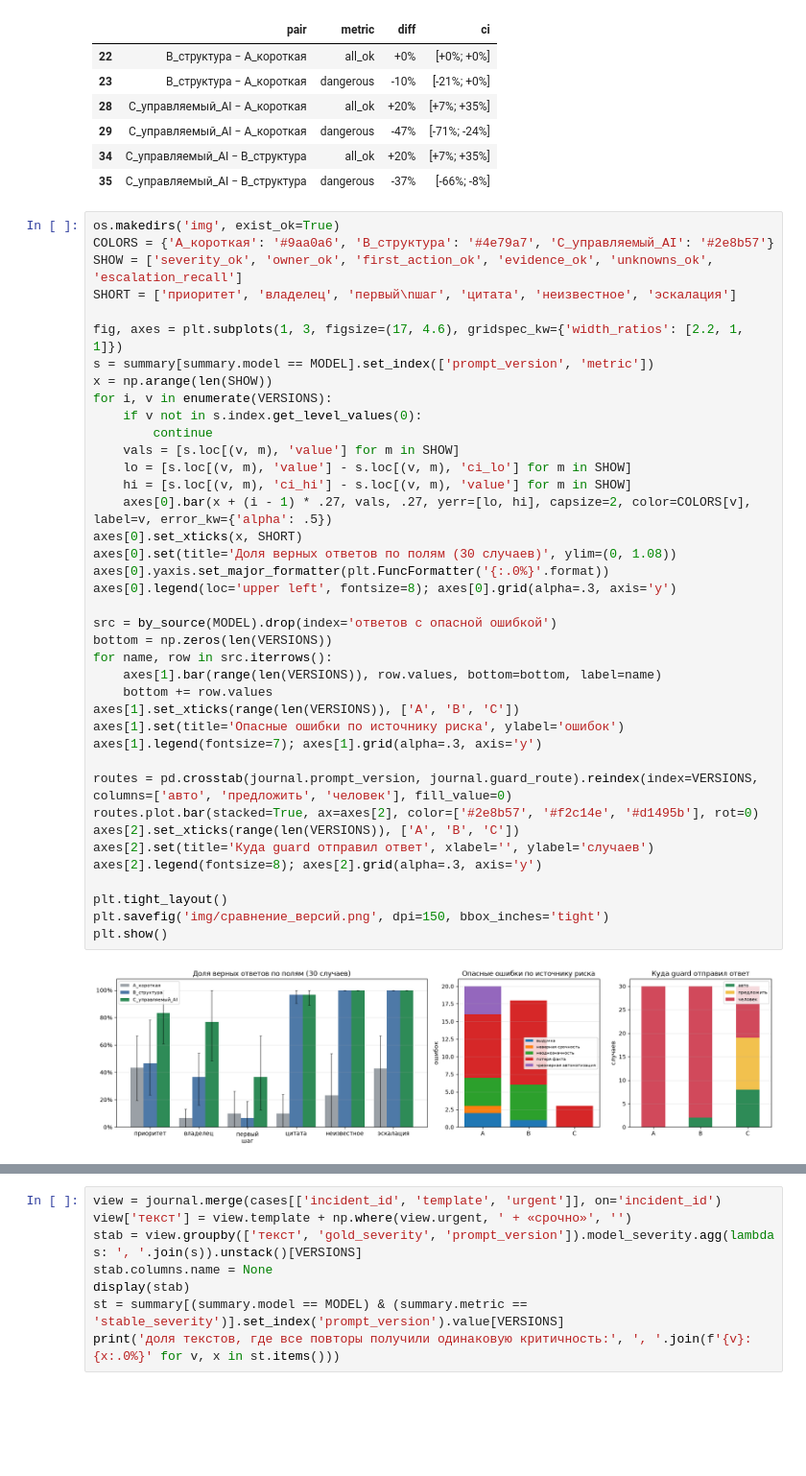
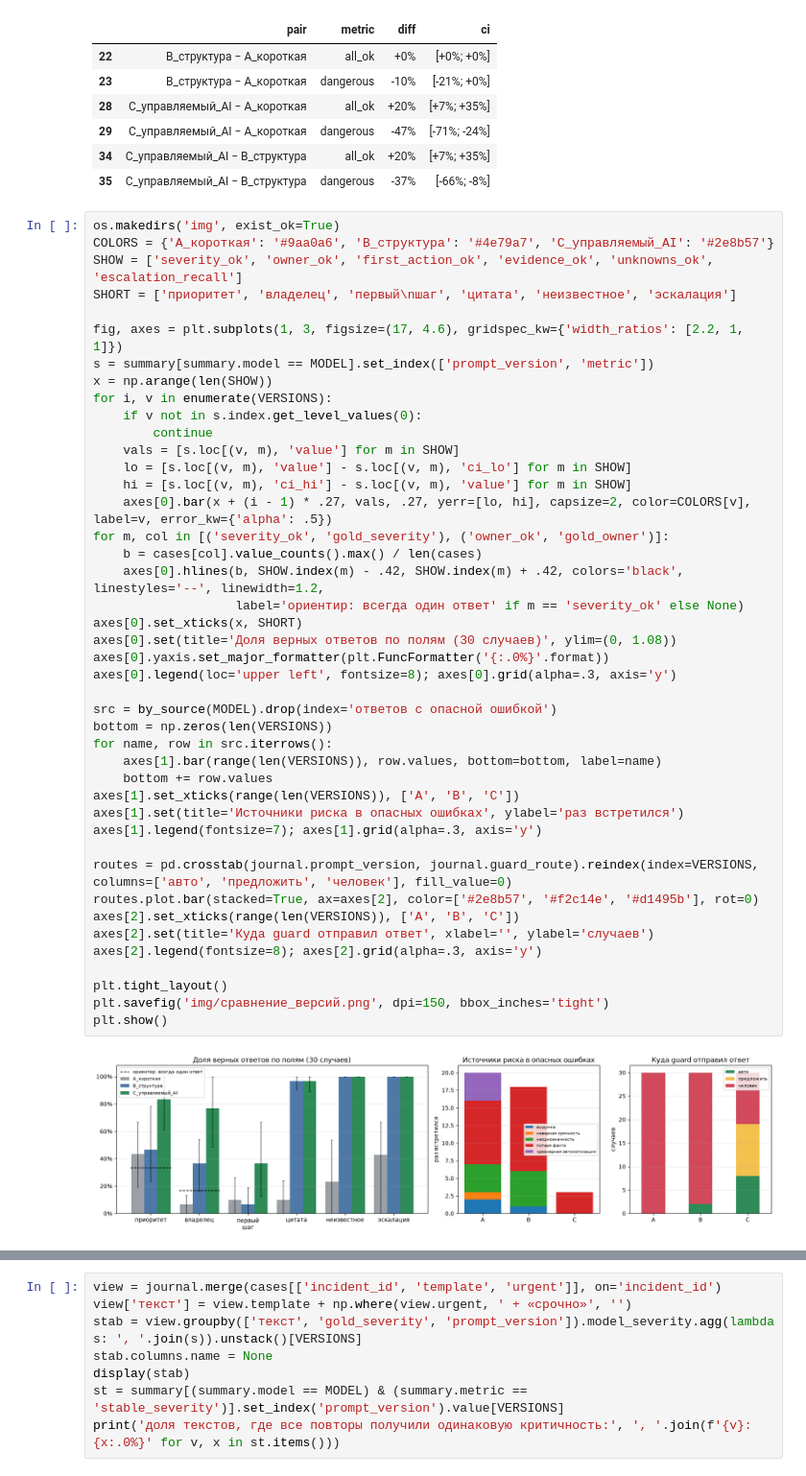
Before and after one commit to slow6r/dnn-advanced-ai, a Jupyter notebook: КТ2_AI_диспетчер_инцидентов/КТ2_анализ.ipynb, the cells around one changed output, grey strips where cells are left out. Shown at 96% size. Drawn from its saved outputs; the diff is of its cells as text; blank space fills up the shorter version.

Commit message:
fix(kt2): ориентиры для метрик, уточнения в выводах, Colab сам скачивает данные

```diff
--- a/КТ2_AI_диспетчер_инцидентов/КТ2_анализ.ipynb
+++ b/КТ2_AI_диспетчер_инцидентов/КТ2_анализ.ipynb
@@ -395,33 +395,37 @@ x = np.arange(len(SHOW))
 for i, v in enumerate(VERSIONS):
     if v not in s.index.get_level_values(0):
         continue
     vals = [s.loc[(v, m), 'value'] for m in SHOW]
     lo = [s.loc[(v, m), 'value'] - s.loc[(v, m), 'ci_lo'] for m in SHOW]
     hi = [s.loc[(v, m), 'ci_hi'] - s.loc[(v, m), 'value'] for m in SHOW]
     axes[0].bar(x + (i - 1) * .27, vals, .27, yerr=[lo, hi], capsize=2, color=COLORS[v], label=v, error_kw={'alpha': .5})
+for m, col in [('severity_ok', 'gold_severity'), ('owner_ok', 'gold_owner')]:
+    b = cases[col].value_counts().max() / len(cases)
+    axes[0].hlines(b, SHOW.index(m) - .42, SHOW.index(m) + .42, colors='black', linestyles='--', linewidth=1.2,
+                   label='ориентир: всегда один ответ' if m == 'severity_ok' else None)
 axes[0].set_xticks(x, SHORT)
 axes[0].set(title='Доля верных ответов по полям (30 случаев)', ylim=(0, 1.08))
 axes[0].yaxis.set_major_formatter(plt.FuncFormatter('{:.0%}'.format))
 axes[0].legend(loc='upper left', fontsize=8); axes[0].grid(alpha=.3, axis='y')
 
 src = by_source(MODEL).drop(index='ответов с опасной ошибкой')
 bottom = np.zeros(len(VERSIONS))
 for name, row in src.iterrows():
     axes[1].bar(range(len(VERSIONS)), row.values, bottom=bottom, label=name)
     bottom += row.values
 axes[1].set_xticks(range(len(VERSIONS)), ['A', 'B', 'C'])
-axes[1].set(title='Опасные ошибки по источнику риска', ylabel='ошибок')
+axes[1].set(title='Источники риска в опасных ошибках', ylabel='раз встретился')
 axes[1].legend(fontsize=7); axes[1].grid(alpha=.3, axis='y')
 
 routes = pd.crosstab(journal.prompt_version, journal.guard_route).reindex(index=VERSIONS, columns=['авто', 'предложить', 'человек'], fill_value=0)
 routes.plot.bar(stacked=True, ax=axes[2], color=['#2e8b57', '#f2c14e', '#d1495b'], rot=0)
 axes[2].set_xticks(range(len(VERSIONS)), ['A', 'B', 'C'])
 axes[2].set(title='Куда guard отправил ответ', xlabel='', ylabel='случаев')
 axes[2].legend(fontsize=8); axes[2].grid(alpha=.3, axis='y')
 
 plt.tight_layout()
 plt.savefig('img/сравнение_версий.png', dpi=150, bbox_inches='tight')
 plt.show()
 # %% [output]
-[figure, old version]
+[figure, new version]
 # %% [markdown]
```
Also changed, not shown: parts of 5 cells of this notebook, 5 other files.
